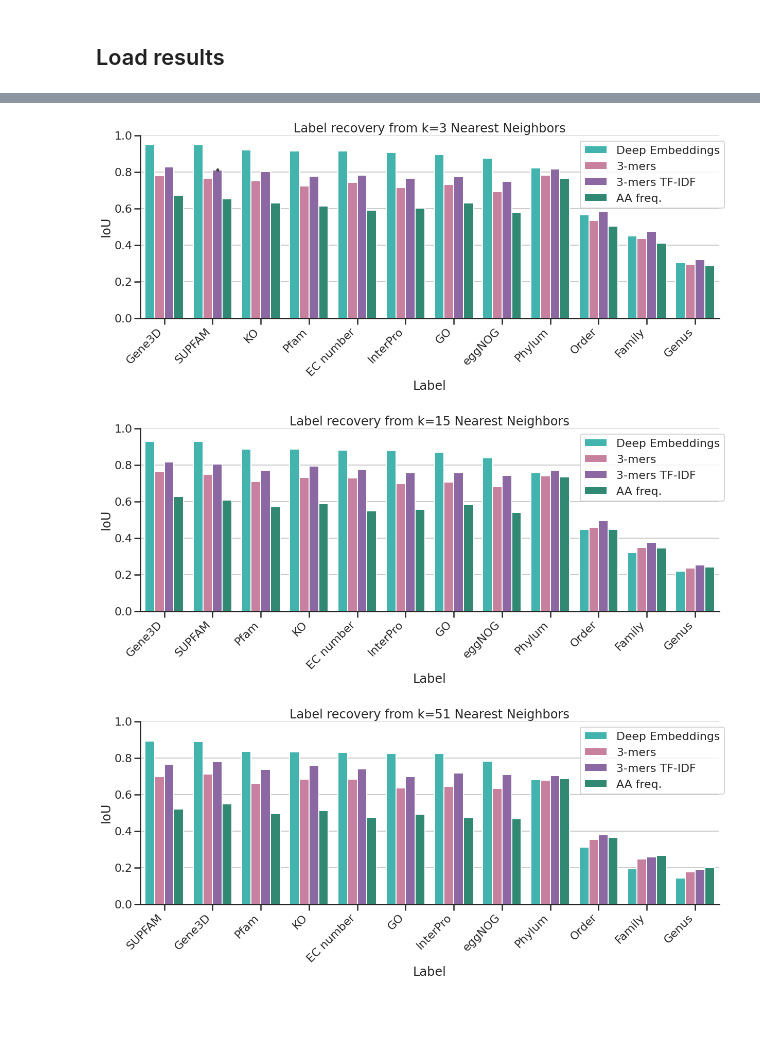
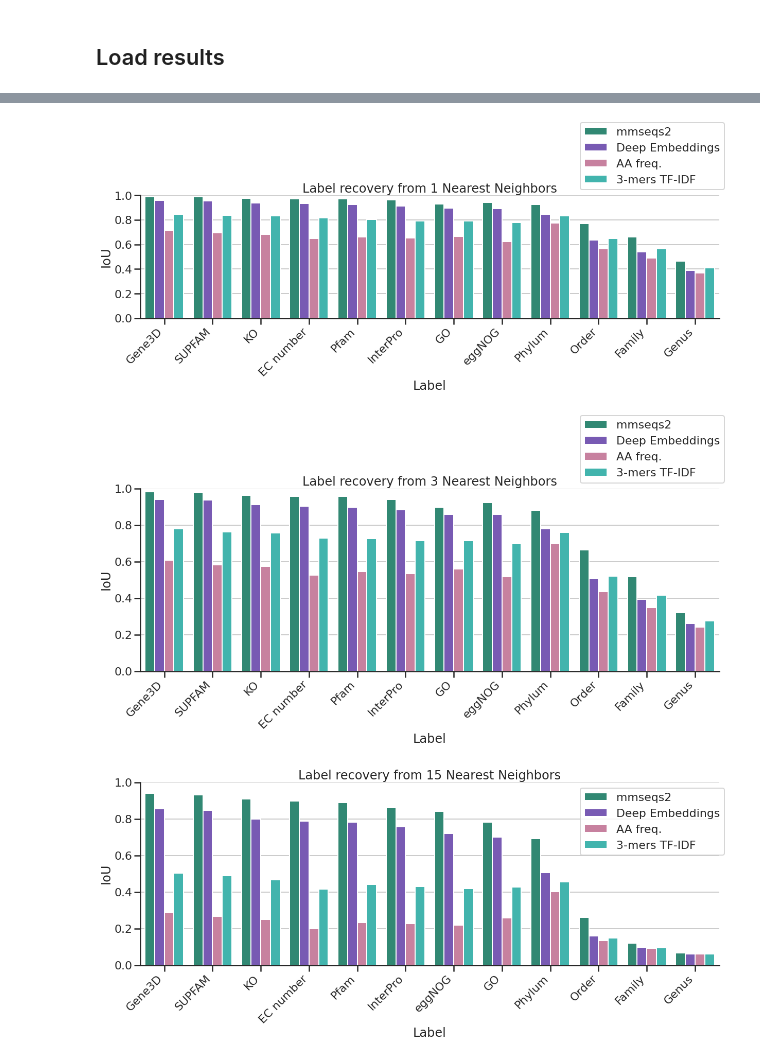
Before and after one commit to ardigen/microbiome-protein-embeddings, a Jupyter notebook: 01-label-recovery/02-plot-results.ipynb, the cells around one changed output, grey strips where cells are left out. Cells and saved outputs as stored; diff of their text form; code cells hidden in the pictures; blank space fills up the shorter version.

```diff
--- a/01-label-recovery/02-plot-results.ipynb
+++ b/01-label-recovery/02-plot-results.ipynb
@@ -46,0 +11,3 @@ classificators
+# %%
+results = pd.read_hdf('results_fixed_mmseq2.h5')
+results.head()
@@ -46,0 +21,6 @@ classificators
+# %%
+results = results.query('Representation != "3-mers"')
+# %%
+results['Representation'] = results['Representation'].astype('category')
+results['Label'] = results['Label'].astype('category')
+results['Metric'] = results['Metric'].astype('category')
@@ -47,39 +43,55 @@ classificators
+# %%
+palette={
+    '3-mers TF-IDF': "#2fc7bd",
+    'AA freq.': "#d3759e",
+    'Deep Embeddings': "#734BC2",
+    'mmseqs2': "#22967b"
+}
 # %%
 sns.set(context='poster', style='white')
 
-for classificator in classificators:
+for classificator in results['k'].unique():
+
+    data = (
+        results
+        .query('Metric == "IoU" & k==@classificator')
+        .groupby(['Representation', 'Label'])['Value']
+        .mean()
+        .reset_index()
+    )
 
     order = (
-        results.query('Representation == "Deep Embeddings"')
+        data.query('Representation == "Deep Embeddings"')
             .groupby('Label')
             .mean()
-            .sort_values(classificator, ascending=False).index
+            .sort_values('Value', ascending=False).index
     )
 
     plt.figure(figsize=(18, 8))
     sns.barplot(
-        data=results,
+        data=data,
         x='Label',
-        y=classificator,
+        y='Value',
         hue='Representation',
         order=order,
         ci=10,
-        palette=["#2fc7bd", "#d3759e", "#8d5eac", "#22967b"],
+        hue_order=results['Representation'].sort_values(ascending=False).unique(),
+        palette=palette,
     )
 
     plt.ylim(0,1)
     plt.ylabel('IoU')
     plt.xticks(rotation=45, ha='right')
     plt.gca().yaxis.tick_left()
     plt.gca().xaxis.tick_bottom()
 
     sns.despine()
     plt.title(f'Label recovery from {classificator} Nearest Neighbors')
     plt.legend(bbox_to_anchor=(0.75, 1.0))
     plt.grid(axis='y')
     plt.tight_layout()
     plt.show()
 # %% [output]
-[figure, old version]
+[figure, new version]
-[figure, old version]
+[figure, new version]
-[figure, old version]
+[figure, new version]
```
Also changed, not shown: parts of 8 cells of this notebook, 5 other files.
